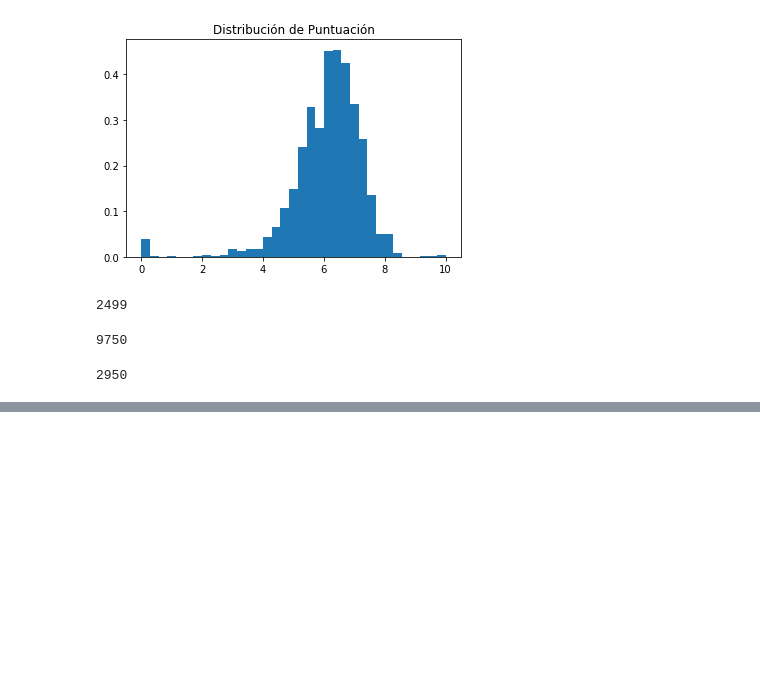
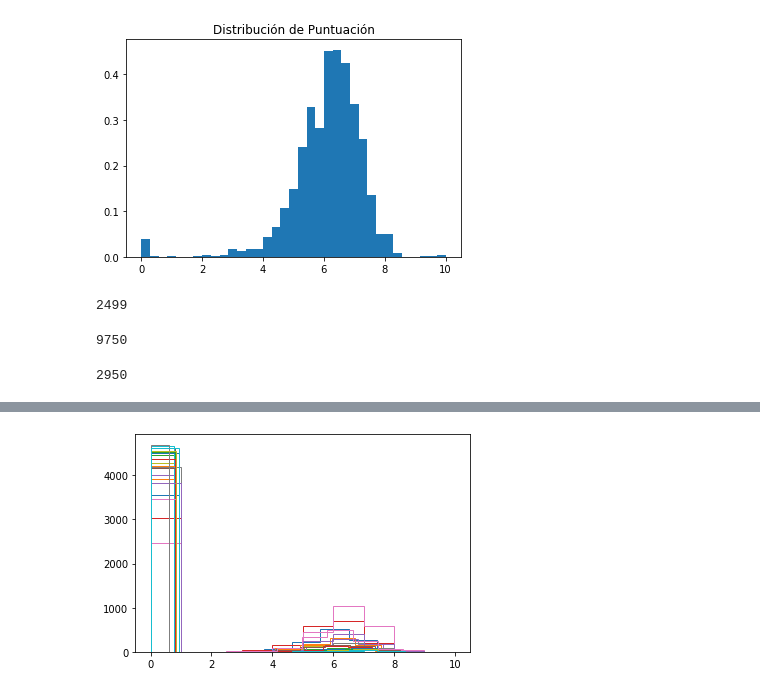
Before and after one commit to flgomezc/nlp, a Jupyter notebook: 01 word counting.ipynb, the cells around one changed output, grey strips where cells are left out. Drawn from its saved outputs; the diff is of its cells as text; code cells hidden in the pictures; blank space fills up the shorter version.

```diff
--- a/01 word counting.ipynb
+++ b/01 word counting.ipynb
@@ -108,0 +184,5 @@ df["genres_str"] =
+# %%
+cols = data_dtm.columns.values
+# %%
+for i in cols:
+    print(data_dtm[i])
@@ -108,0 +207,3 @@ df["genres_str"] =
+# %%
+for i in cols:
+    print(i, sum(data_dtm[i]) )
@@ -108,0 +231,3 @@ df["genres_str"] =
+# %%
+for i in cols:
+    print(i, sum(data_dtm[i] * df.vote_average) / sum(data_dtm[i]) )
@@ -108,0 +255,5 @@ df["genres_str"] =
+# %%
+for i in cols:
+    plt.hist(data_dtm[i] * df.vote_average, histtype="step")
+# %% [output]
+[figure, added]
```
Also changed, not shown: parts of 36 cells of this notebook.
